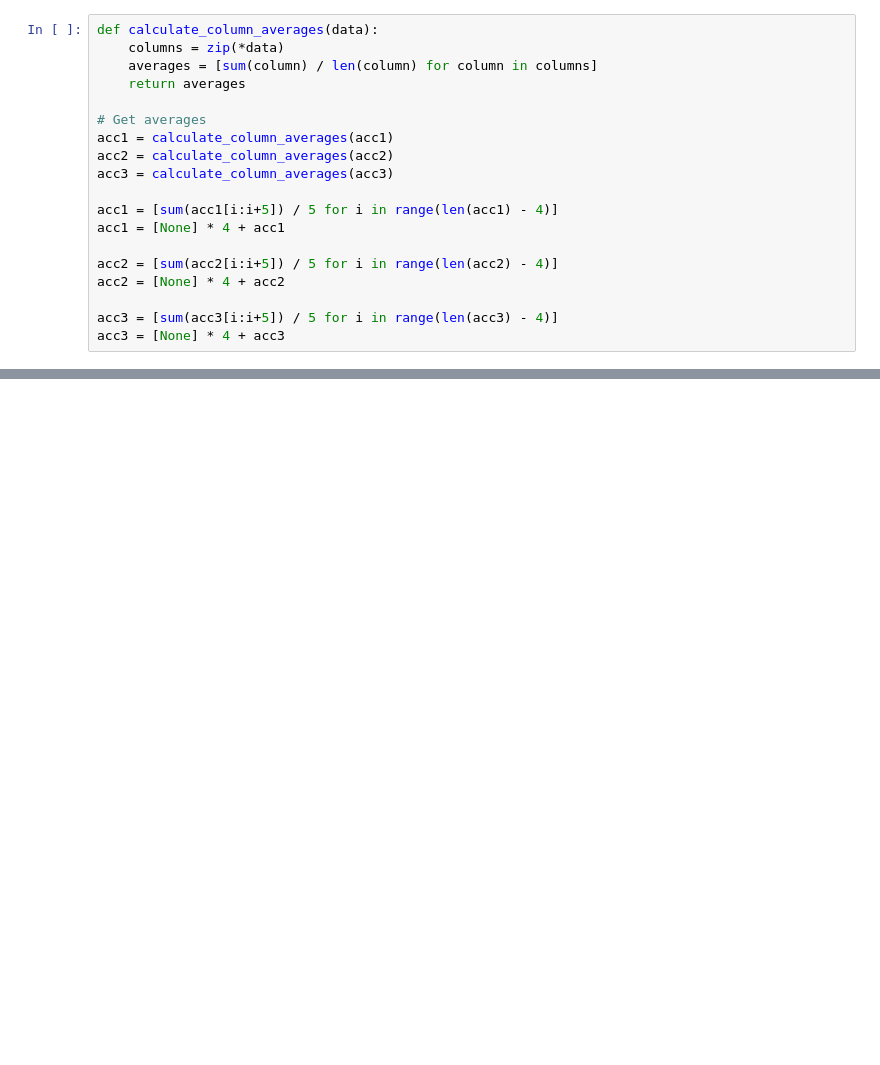
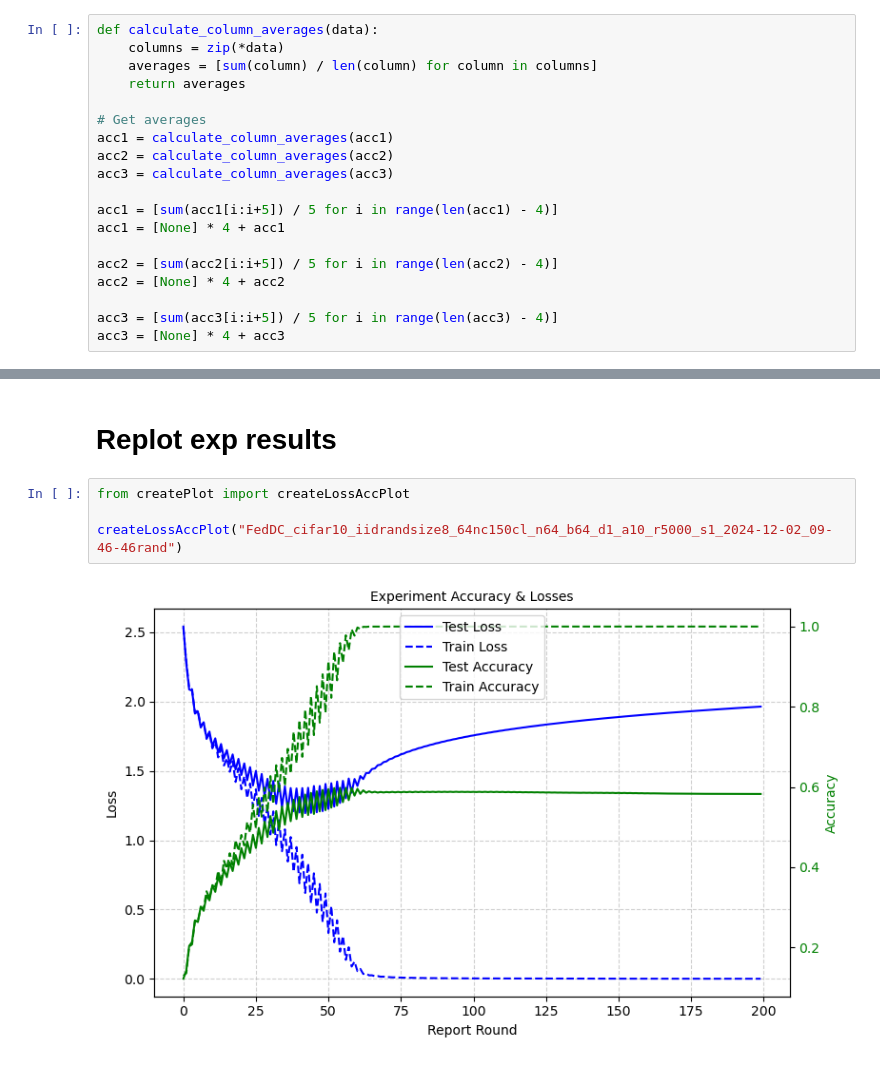
Before and after one commit to jw54kysa/FedDaisy, a Jupyter notebook: CIFAR10/compareruns.ipynb, the cells around one changed output, grey strips where cells are left out. Cells and saved outputs as stored; diff of their text form; blank space fills up the shorter version.

```diff
--- a/CIFAR10/compareruns.ipynb
+++ b/CIFAR10/compareruns.ipynb
@@ -60,0 +61,8 @@ print(acc3[-1])
+# %% [markdown]
+# Replot exp results
+# %%
+from createPlot import createLossAccPlot
+
+createLossAccPlot("FedDC_cifar10_iidrandsize8_64nc150cl_n64_b64_d1_a10_r5000_s1_2024-12-02_09-46-46rand")
+# %% [output]
+[figure, added]
```
Also changed, not shown: parts of 4 cells of this notebook, 5 other files.
